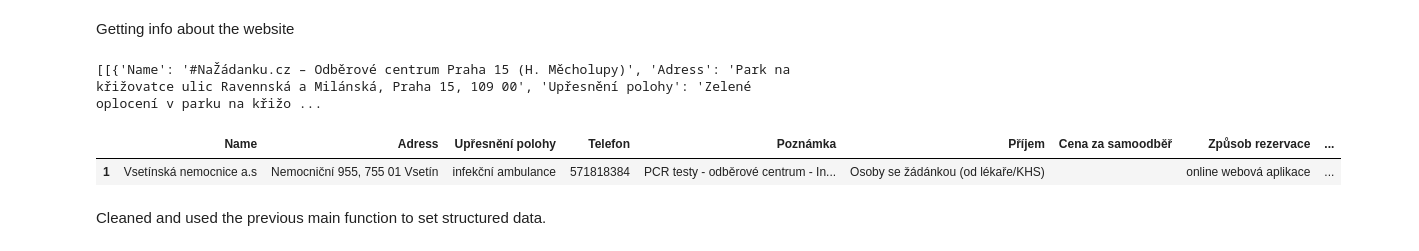
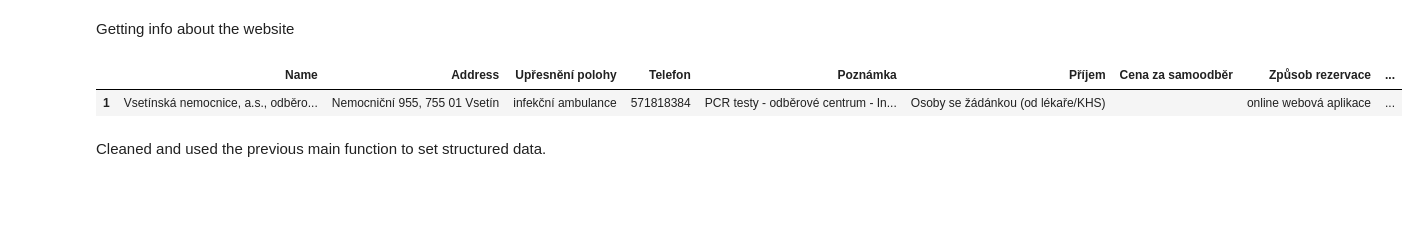
Before and after one commit to QuarksG/IES.Project_testingCapacity, a Jupyter notebook: Web Scarp Project Petra ,Toghrul.ipynb, the cells around one changed output. Cells and saved outputs as stored; diff of their text form; code cells hidden in the pictures; blank space fills up the shorter version.

```diff
--- a/Web Scarp Project Petra ,Toghrul.ipynb
+++ b/Web Scarp Project Petra ,Toghrul.ipynb
@@ -62,12 +73,4 @@ import numpy as np
 # %%
-def get_page_links(url):# Firstly created the function gets the data and returns the links of the each company
-    sleep(0.2)
-    base_url='https://testovani.uzis.cz/'
-    r = requests.get(url)
-    soup= BeautifulSoup(r.text,'lxml')
-    links=soup.select('div.list__result a')
-    return[ base_url + link.attrs['href'] for link in links]
-
 
 def test_locatio_detail(url): # Created the second function which grabs all necessary information form each comapny and returns
     r = requests.get(url)
@@ -89,17 +92,3 @@ def test_locatio_detail(url): # Created the second function which grabs all nece
     #print(company_details)
     return company_details
 #test_location_detail('https://testovani.uzis.cz//Detail?id=b84211a4-9c9e-4773-8439-71bb18fde2d4&backURL')
-
-
-#get_page_links("https://testovani.uzis.cz/")
-
-def main():# Created 3rd function which focuses on gattering all the information into one dictionary, to be saved in main function
-   results=[]
-   urls= get_page_links('https://testovani.uzis.cz/')
-   comp_info=[test_locatio_detail(url) for url in urls]
-   results.append(comp_info) #creating the data storage for further use, as we assume to use the callendar sting
-   return results
-
-print(main())
-# %% [output]
-[[{'Name': '#NaŽádanku.cz – Odběrové centrum Praha 15 (H. Měcholupy)', 'Adress': 'Park na křižovatce ulic Ravennská a Milánská, Praha 15, 109 00', 'Upřesnění polohy': 'Zelené oplocení v parku na křižo ...
@@ -106,28 +109,28 @@ print(main())
 # %%
-def test_locatio_detail(url): # Created the second function which grabs all necessary information form each comapny and returns
+def test_locatio_detail(url): # Created the second function which grabs all necessary information form each company and returns
     r = requests.get(url)
     soup= BeautifulSoup(r.text,'lxml')
     company_details={
         'Name':soup.select_one('div.detail__main h1').text.strip().replace('\n',' '),
-        'Adress':soup.select_one('div.info td:nth-child(2)').text.strip().replace('\n',''),
+        'Address':soup.select_one('div.info td:nth-child(2)').text.strip().replace('\n',''),
         'Upřesnění polohy':soup.select_one('div.info :nth-child(2) td:nth-child(2)').text.strip().replace('\n',''),
         'Telefon':soup.select_one('div.info a').text.strip().replace('\n',''),
         'Poznámka':soup.select_one('div.info :nth-child(4) td:nth-child(2)').text.strip().replace('\n',''),
         'Příjem':soup.select_one('div.info :nth-child(5) td:nth-child(2)').text.strip().replace('\n',''),
-        'Cena za samoodběř':soup.select_one('div.info :nth-child(6) td:nth-child(2)').text.strip().replace('\n',''),
+        'Cena za samoodběr':soup.select_one('div.info :nth-child(6) td:nth-child(2)').text.strip().replace('\n',''),
         'Způsob rezervace':soup.select_one('div.info :nth-child(7) td:nth-child(2)').text.strip().replace('\n',''),
         'Odkaz na rezervační systém':soup.select_one('div.info :nth-child(8) td:nth-child(2)').text.strip().replace('\n',''),
         'DRIVE-IN':soup.select_one('div.info :nth-child(9) td:nth-child(2)').text.strip().replace('\n',''),
         #'Av_days':pd.DataFrame([soup.select_one('div.opening').text.strip().replace('\n','')])
 
     }
     #print(company_details)
     return company_details
 f=test_locatio_detail('https://testovani.uzis.cz//Detail?id=b84211a4-9c9e-4773-8439-71bb18fde2d4&backURL')
 pd.DataFrame(f,index=['1',])
 # %% [output]
-|  | Name | Adress | Upřesnění polohy | Telefon | Poznámka | Příjem | Cena za samoodběř | Způsob rezervace | ... |
-| 1 | Vsetínská nemocnice a.s | Nemocniční 955, 755 01 Vsetín | infekční ambulance | 571818384 | PCR testy - odběrové centrum - In... | Osoby se žádánkou (od lékaře/KHS) |  | online webová aplikace | ... |
+|  | Name | Address | Upřesnění polohy | Telefon | Poznámka | Příjem | Cena za samoodběr | Způsob rezervace | ... |
+| 1 | Vsetínská nemocnice, a.s., odběro... | Nemocniční 955, 755 01 Vsetín | infekční ambulance | 571818384 | PCR testy - odběrové centrum - In... | Osoby se žádánkou (od lékaře/KHS) |  | online webová aplikace | ... |
 # %% [markdown]
 Cleaned and used the previous main function to set structured data.
 # %%
```
Also changed, not shown: parts of 10 cells of this notebook.
